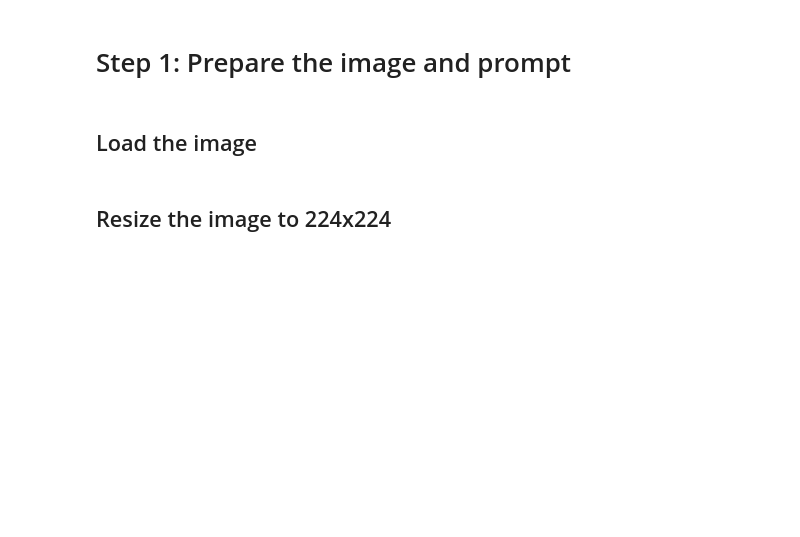
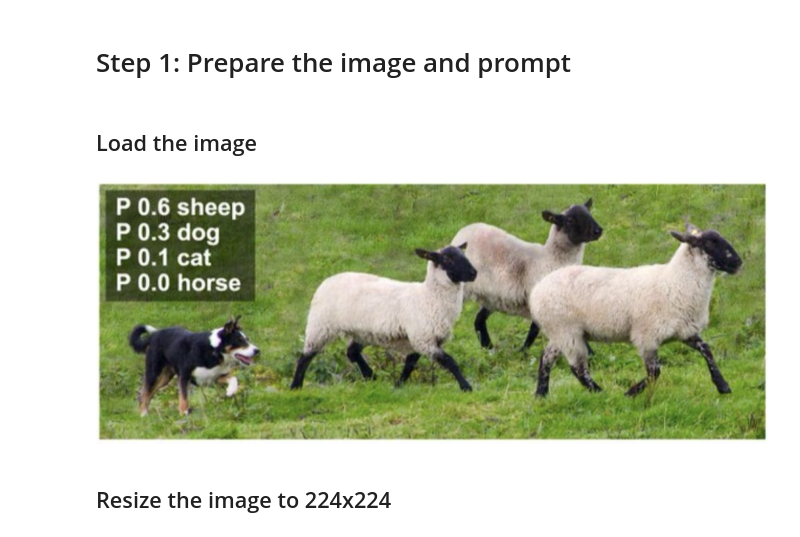
Before and after one commit to JarvisZhang24/nano-paligemma2, a Jupyter notebook: demo.ipynb, the cells around one changed output. Cells and saved outputs as stored; diff of their text form; code cells hidden in the pictures; blank space fills up the shorter version.

```diff
--- a/demo.ipynb
+++ b/demo.ipynb
@@ -21,8 +25,10 @@
 # %%
 from PIL import Image
 
-image = Image.open("examples/panda.jpg")
+image = Image.open("examples/test.png")
 image
+# %% [output]
+[figure, added]
 # %% [markdown]
 ## Resize the image to 224x224
 # %%
```
Also changed, not shown: parts of 19 cells of this notebook, 10 other files.
